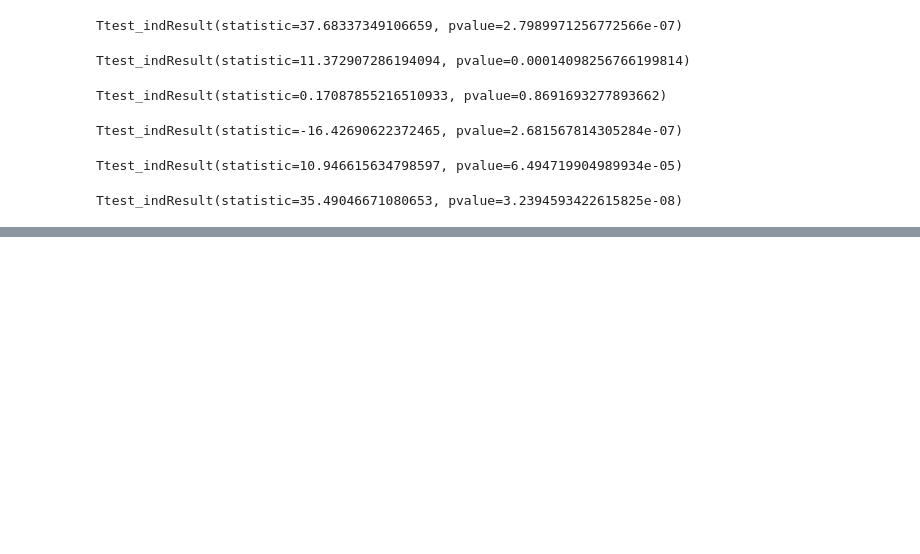
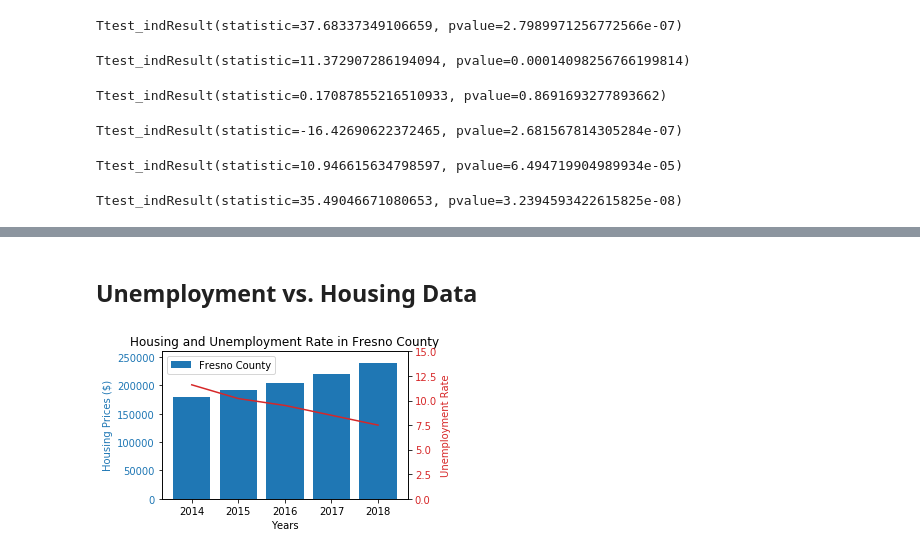
Before and after one commit to TrevorLovesMommy/Real-Estate-Project, a Jupyter notebook: Analysis.ipynb, the cells around one changed output, grey strips where cells are left out. Cells and saved outputs as stored; diff of their text form; code cells hidden in the pictures; blank space fills up the shorter version.

```diff
--- a/Analysis.ipynb
+++ b/Analysis.ipynb
@@ -416,0 +421,3 @@ Ttest_indResult(statistic=35.49046671080653, pvalue=3.2394593422615825e-08)
+# %%
+labor_reform = pd.read_csv("output files/labor_reform.csv", index_col=0)
+labor_reform.head()
@@ -416,0 +443,30 @@ Ttest_indResult(statistic=35.49046671080653, pvalue=3.2394593422615825e-08)
+# %% [markdown]
+## Unemployment vs. Housing Data
+# %%
+x_axis = labor_reform.index
+y1line = zillow_df.loc[:, "Fresno County"]
+y2bar = labor_reform.loc[:, "Fresno County"]
+
+fig, ax1 = plt.subplots(figsize=(5,3))
+
+color = 'tab:blue'
+ax1.set_xlabel('Years')
+ax1.set_ylim(0, 260000)
+ax1.set_ylabel('Housing Prices ($)', color=color)
+ax1.set_title('Housing and Unemployment Rate in Fresno County')
+ax1.bar(x_axis, y1line, color=color)
+ax1.tick_params(axis='y', labelcolor=color)
+ax1.legend(["Fresno County"], facecolor='w')
+
+ax2 = ax1.twinx()  # instantiate a second axes that shares the same x-axis
+ax2.set_ylim(0, 15) #set limit on second axis to same scale as first axis
+color = 'tab:red'
+ax2.set_ylabel("Unemployment Rate", color=color)  # we already handled the x-label with ax1
+ax2.plot(x_axis, y2bar, color=color)
+ax2.tick_params(axis='y', labelcolor=color)
+
+fig.tight_layout()  # otherwise the right y-label is slightly clipped
+plt.savefig("output images/Unemployment_HousingPrices_FresnoCounty.png")
+plt.show()
+# %% [output]
+[figure, added]
```
Also changed, not shown: parts of 11 cells of this notebook, 10 other files.
